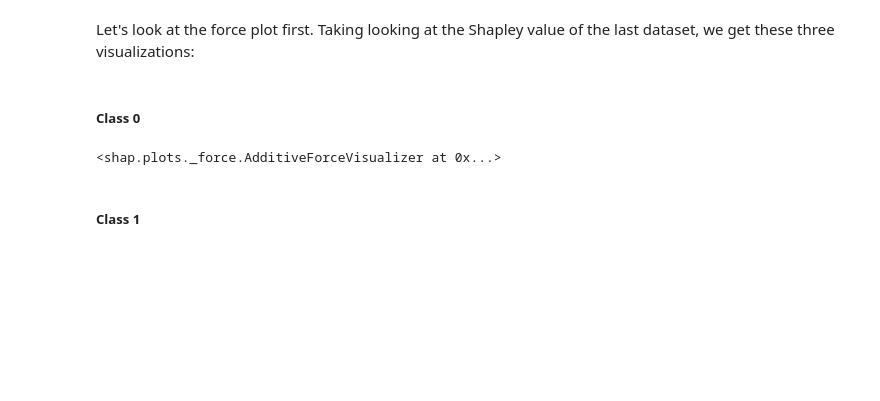
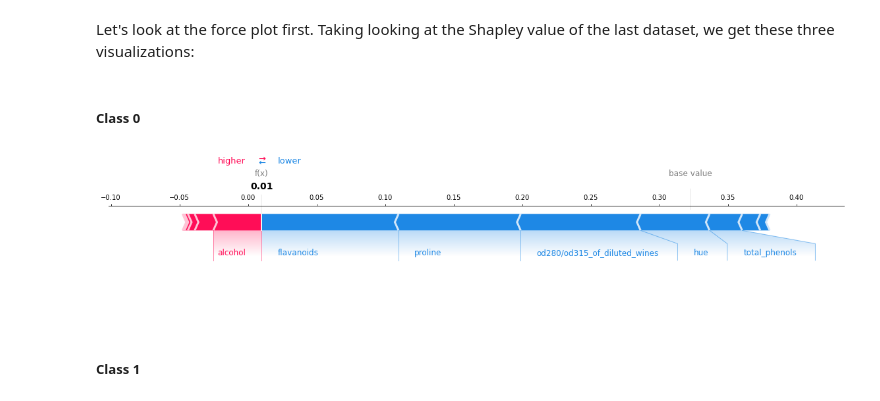
Before and after one commit to leolorenzoii/ml2_interpretability, a Jupyter notebook: notebooks/02_Interpreting_Models_using_SHAP.ipynb, the cells around one changed output. Cells and saved outputs as stored; diff of their text form; code cells hidden in the pictures; blank space fills up the shorter version.

```diff
--- a/notebooks/02_Interpreting_Models_using_SHAP.ipynb
+++ b/notebooks/02_Interpreting_Models_using_SHAP.ipynb
@@ -467,9 +461,10 @@ Let's look at the force plot first. Taking looking at the Shapley value of the l
 # %% [markdown]
 ##### Class 0
 # %%
-shap.force_plot(explainer.expected_value[0], shap_values[0][-1], feature_names)
+shap.force_plot(explainer.expected_value[0], shap_values[0][-1],
+                feature_names, matplotlib=True)
 # %% [output]
-<shap.plots._force.AdditiveForceVisualizer at 0x...>
+[figure, added]
 # %% [markdown]
 ##### Class 1
 # %%
```
Also changed, not shown: parts of 9 cells of this notebook.
